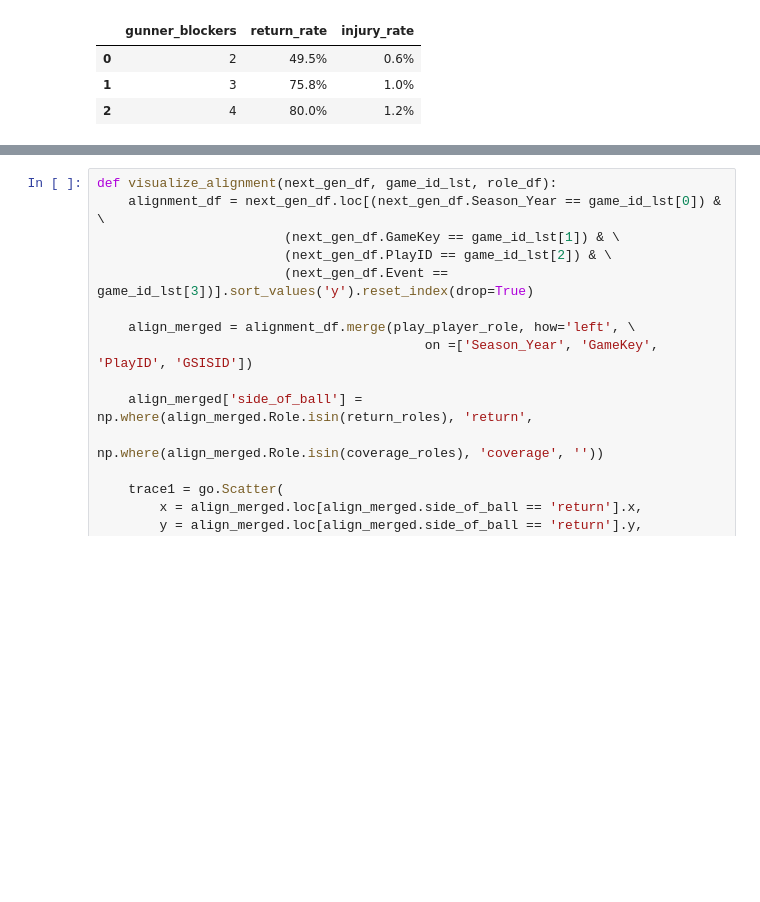
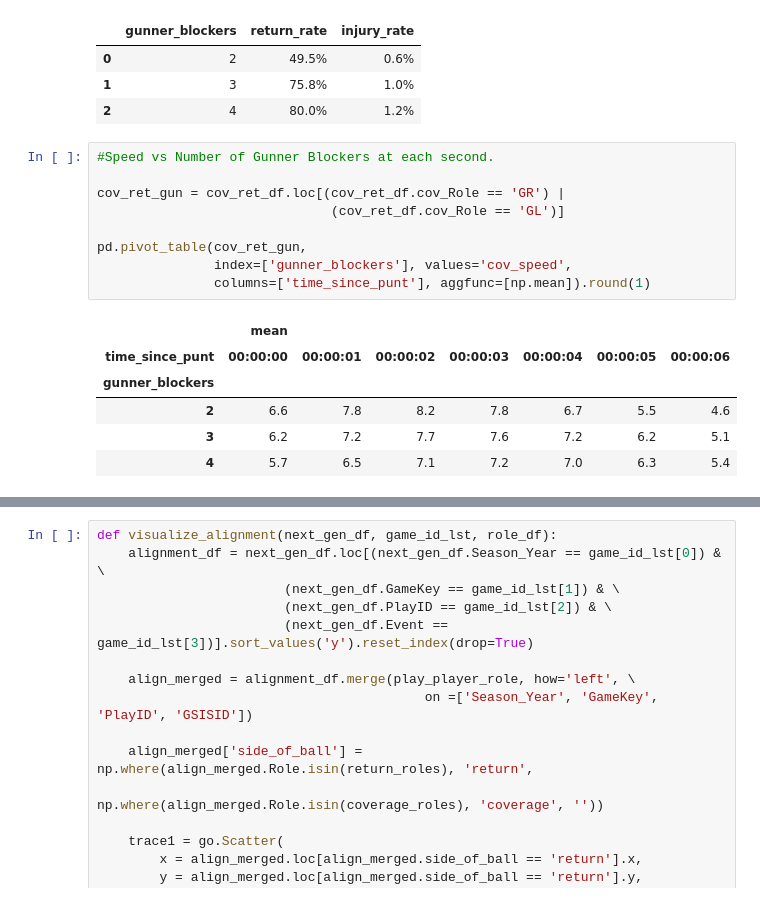
Before and after one commit to mtodisco10/nfl-punt-analytics, a Jupyter notebook: nfl_punt_script.ipynb, the cells around one changed output, grey strips where cells are left out. Drawn from its saved outputs; the diff is of its cells as text; blank space fills up the shorter version.

```diff
--- a/nfl_punt_script.ipynb
+++ b/nfl_punt_script.ipynb
@@ -733,3 +780,19 @@ cov_ret_merged[['gunner_blockers', 'return_rate', 'injury_rate']]
 | 0 | 2 | 49.5% | 0.6% |
 | 1 | 3 | 75.8% | 1.0% |
 | 2 | 4 | 80.0% | 1.2% |
+# %%
+#Speed vs Number of Gunner Blockers at each second.
+
+cov_ret_gun = cov_ret_df.loc[(cov_ret_df.cov_Role == 'GR') |
+                              (cov_ret_df.cov_Role == 'GL')]
+
+pd.pivot_table(cov_ret_gun,
+               index=['gunner_blockers'], values='cov_speed',
+               columns=['time_since_punt'], aggfunc=[np.mean]).round(1)
+# %% [output]
+|  | mean |  |  |  |  |  |  |
+| time_since_punt | 00:00:00 | 00:00:01 | 00:00:02 | 00:00:03 | 00:00:04 | 00:00:05 | 00:00:06 |
+| gunner_blockers |  |  |  |  |  |  |  |
+| 2 | 6.6 | 7.8 | 8.2 | 7.8 | 6.7 | 5.5 | 4.6 |
+| 3 | 6.2 | 7.2 | 7.7 | 7.6 | 7.2 | 6.2 | 5.1 |
+| 4 | 5.7 | 6.5 | 7.1 | 7.2 | 7.0 | 6.3 | 5.4 |
```
Also changed, not shown: parts of 43 cells of this notebook.
